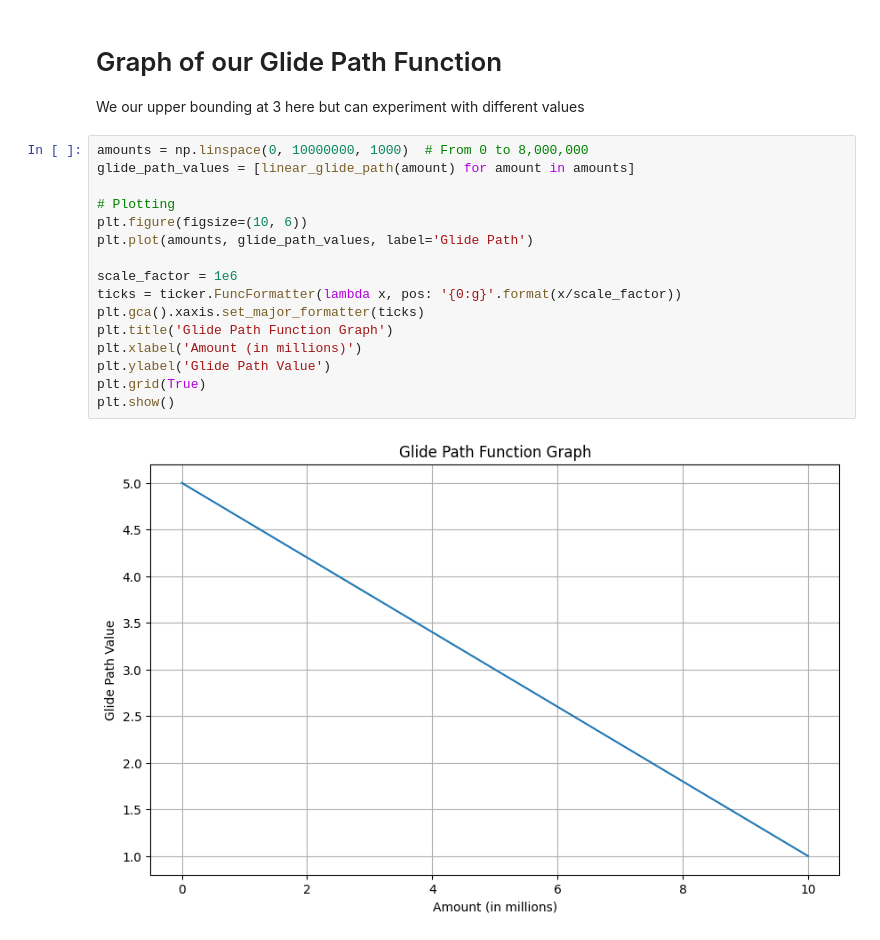
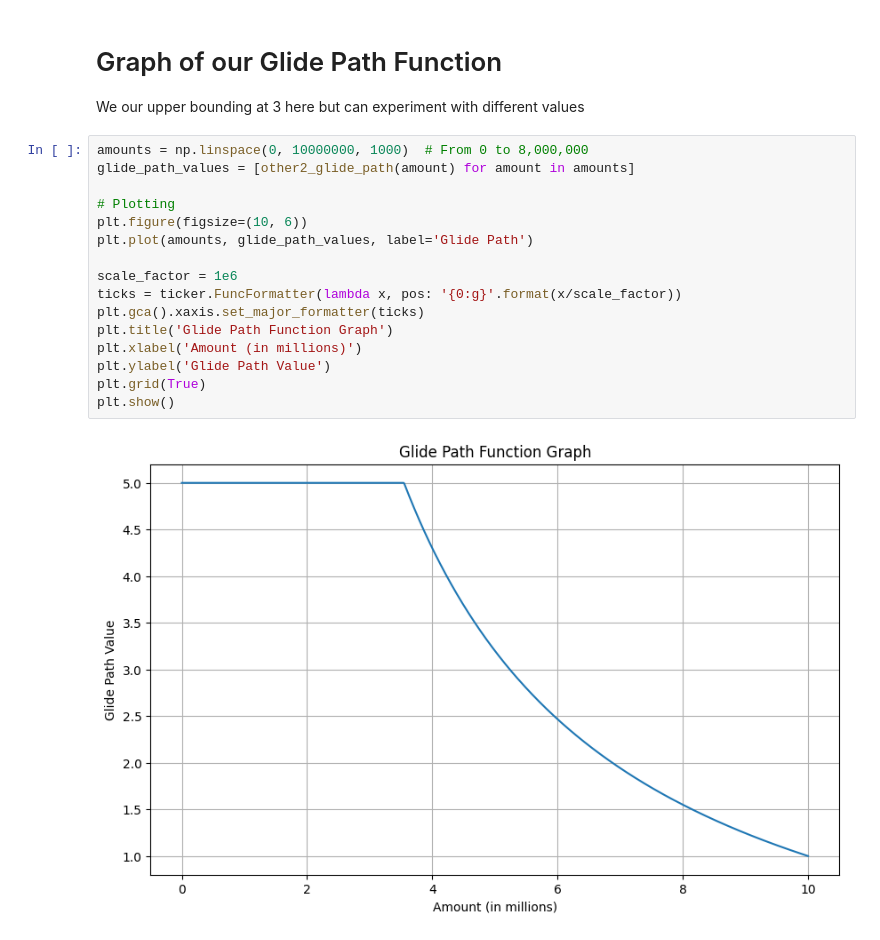
Before and after one commit to alanzhang25/personal-finance, a Jupyter notebook: ideal_leverage_calculator.ipynb, the cells around one changed output. Saved outputs shown, nothing was run; the diff lists cells and outputs as text.

```diff
--- a/ideal_leverage_calculator.ipynb
+++ b/ideal_leverage_calculator.ipynb
@@ -202,20 +203,20 @@ def linear_glide_path(amount, start_value=5, end_value=1, max_amount=10000000):
 We our upper bounding at 3 here but can experiment with different values
 # %%
 amounts = np.linspace(0, 10000000, 1000)  # From 0 to 8,000,000
-glide_path_values = [linear_glide_path(amount) for amount in amounts]
+glide_path_values = [other2_glide_path(amount) for amount in amounts]
 
 # Plotting
 plt.figure(figsize=(10, 6))
 plt.plot(amounts, glide_path_values, label='Glide Path')
 
 scale_factor = 1e6
 ticks = ticker.FuncFormatter(lambda x, pos: '{0:g}'.format(x/scale_factor))
 plt.gca().xaxis.set_major_formatter(ticks)
 plt.title('Glide Path Function Graph')
 plt.xlabel('Amount (in millions)')
 plt.ylabel('Glide Path Value')
 plt.grid(True)
 plt.show()
 # %% [output]
-[figure, old version]
+[figure, new version]
 # %%
```
Also changed, not shown: parts of 11 cells of this notebook.
